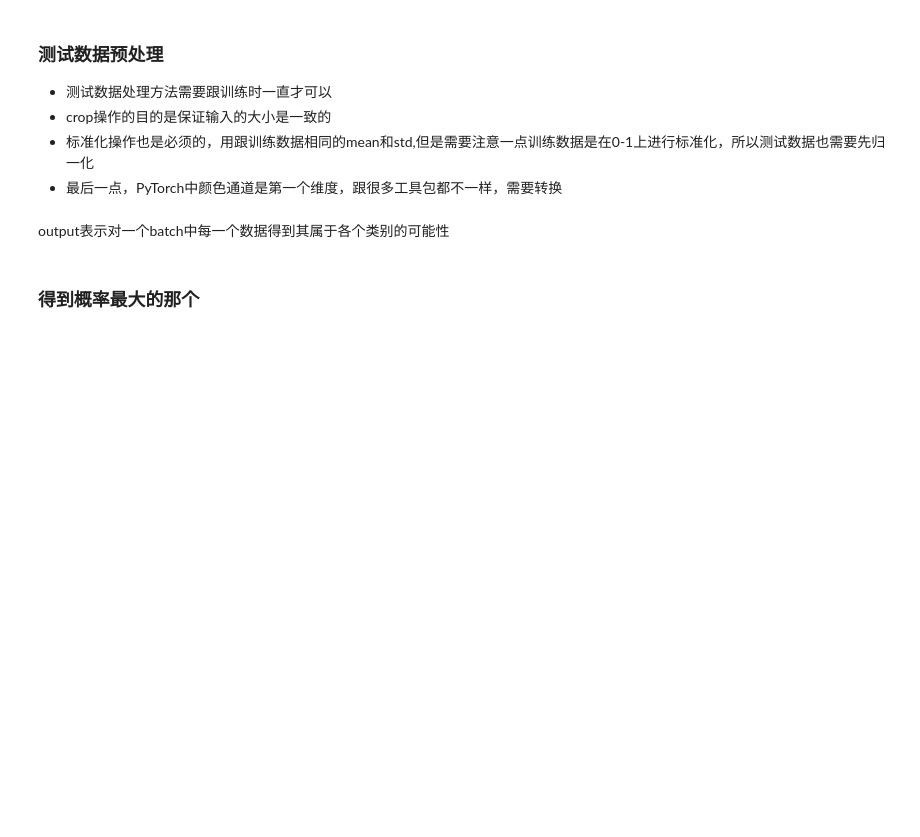
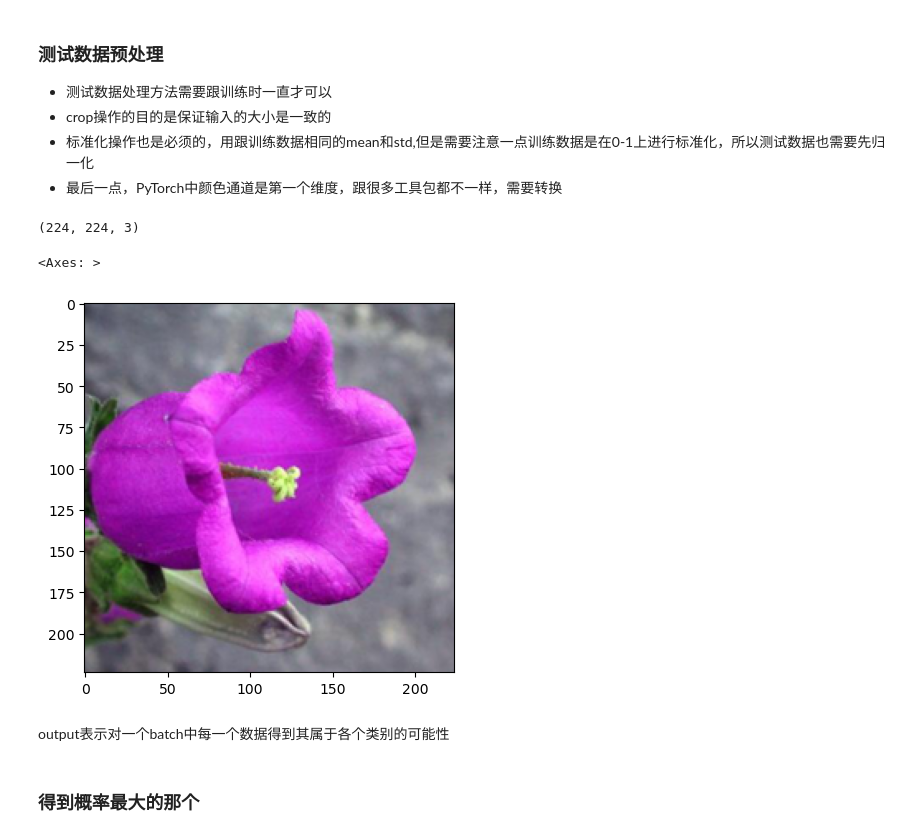
Before and after one commit to Paul-Decker/DL-algorithm-study, a Jupyter notebook: 05_102分类任务_CNN_pytorch/图像识别实战常用模块解读.ipynb, the cells around one changed output. Cells and saved outputs as stored; diff of their text form; code cells hidden in the pictures; blank space fills up the shorter version.

```diff
--- a/05_102分类任务_CNN_pytorch/图像识别实战常用模块解读.ipynb
+++ b/05_102分类任务_CNN_pytorch/图像识别实战常用模块解读.ipynb
@@ -471,9 +588,13 @@ def imshow(image, ax=None, title=None):
 
     return ax
 # %%
-image_path = 'image_06621.jpg'
+image_path = 'assets/image_06621.jpg'
 img = process_image(image_path)
 imshow(img)
+# %% [output]
+(224, 224, 3)
+<Axes: >
+[figure, added]
 # %%
 img.shape
 # %%
```
Also changed, not shown: parts of 13 cells of this notebook.
